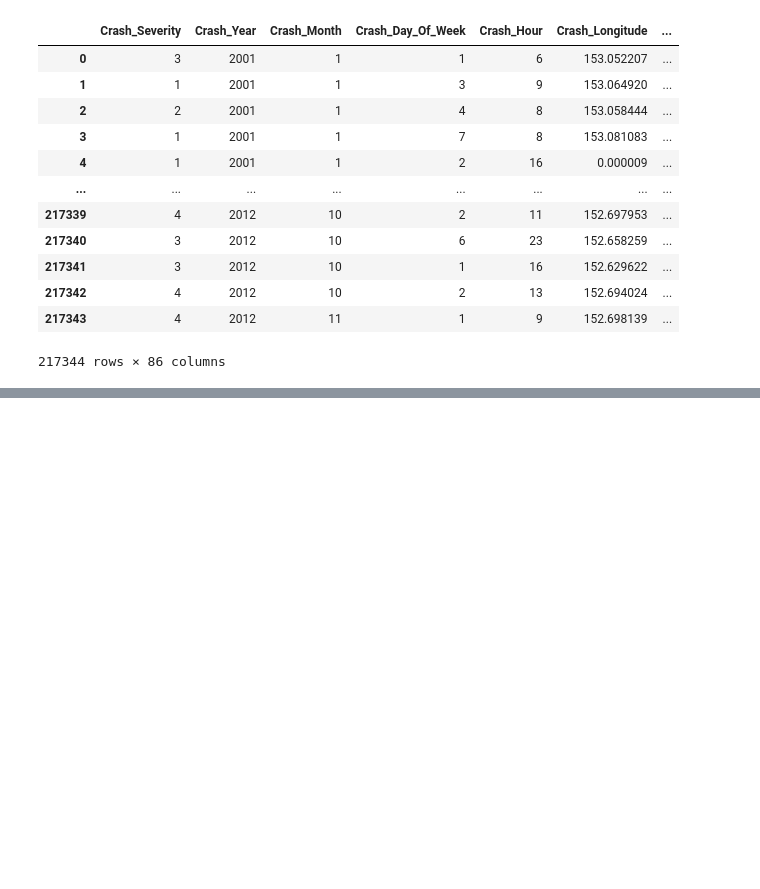
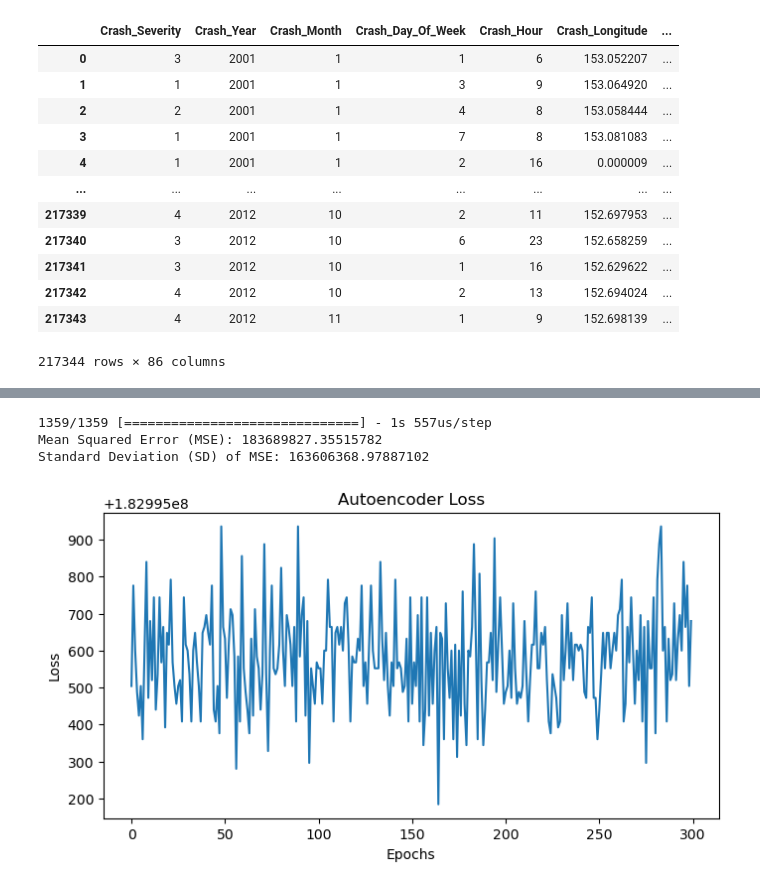
Before and after one commit to ENMcCool/ox2023, a Jupyter notebook: experiment_with_crash_data.ipynb, the cells around one changed output, grey strips where cells are left out. Saved outputs shown, nothing was run; the diff lists cells and outputs as text; code cells hidden in the pictures; blank space fills up the shorter version.

```diff
--- a/experiment_with_crash_data.ipynb
+++ b/experiment_with_crash_data.ipynb
@@ -225,4 +225,5 @@ Index(['Crash_Severity', 'Crash_Year', 'Crash_Month', 'Crash_Day_Of_Week',
        'Daylight'],
       dtype='object')
 # %%
-data
+data = pd.read_csv('Numerical_crash_data')
+X_train =data.drop('Crash_Severity', axis =1)
@@ -264,0 +240,2 @@ data.to_csv('Numerical_crash_data')
+# %%
+train_data, val_data = train_test_split(X_train, test_size=0.2, random_state=42)
@@ -264,0 +261,20 @@ data.to_csv('Numerical_crash_data')
+# %%
+input_dim = X_train.shape[1]  # Number of features in your data
+encoding_dim = 85  # Number of nodes in the bottleneck layer
+
+# Define the input layer
+input_layer = Input(shape=(input_dim,))
+
+# Define the encoding layer
+encoder_layer = Dense(encoding_dim, activation='relu')(input_layer)
+
+# Define the decoding layer
+decoder_layer = Dense(input_dim, activation='sigmoid')(encoder_layer)
+
+# Create the autoencoder model
+autoencoder = Model(inputs=input_layer, outputs=decoder_layer)
+# %%
+autoencoder.compile(optimizer='adam', loss='mean_squared_error')
+
+# Train the autoencoder
+history = autoencoder.fit(train_data, train_data, epochs=300, batch_size=64, shuffle=True, validation_data=(val_data, val_data))
@@ -264,0 +299,23 @@ data.to_csv('Numerical_crash_data')
+# %%
+# Reconstruct the input data using the trained autoencoder
+reconstructed_data = autoencoder.predict(val_data)
+
+# Calculate the reconstruction loss
+mse = np.mean(np.power(val_data - reconstructed_data, 2), axis=1)
+
+# Print the mean and standard deviation of the reconstruction loss
+print("Mean Squared Error (MSE):", np.mean(mse))
+print("Standard Deviation (SD) of MSE:", np.std(mse))
+
+# Plot the loss and accuracy graph
+plt.figure(figsize=(8, 4))
+plt.plot(history.history['loss'])
+plt.title('Autoencoder Loss')
+plt.xlabel('Epochs')
+plt.ylabel('Loss')
+plt.show()
+# %% [output]
+1359/1359 [==============================] - 1s 557us/step
+Mean Squared Error (MSE): 183689827.35515782
+Standard Deviation (SD) of MSE: 163606368.97887102
+[figure, added]
```
Also changed, not shown: parts of 42 cells of this notebook.
